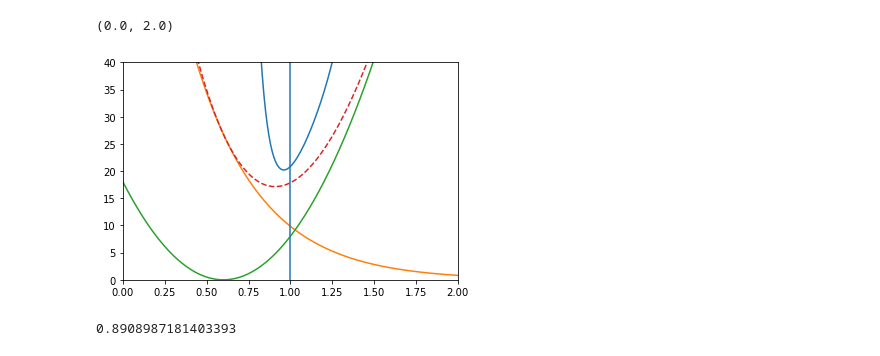
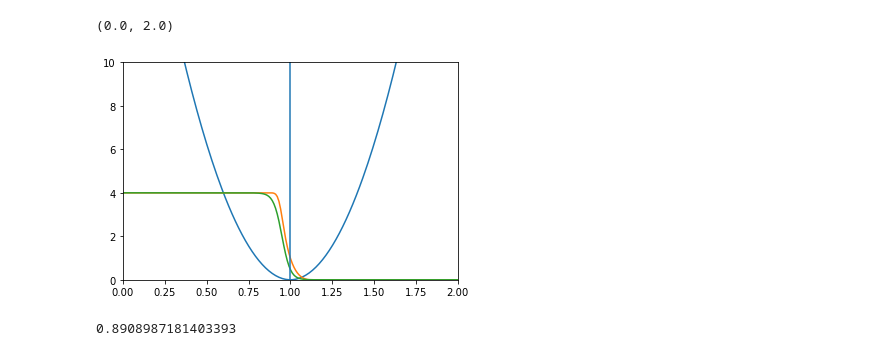
Before and after one commit to s-brahmachari/Active-noise-simulations, a Jupyter notebook: analysis_codes/compare_michrom.ipynb, the cells around one changed output. Saved outputs shown, nothing was run; the diff lists cells and outputs as text; code cells hidden in the pictures.

```diff
--- a/analysis_codes/compare_michrom.ipynb
+++ b/analysis_codes/compare_michrom.ipynb
@@ -4,35 +4,39 @@ import matplotlib.pyplot as plt
 # %%
 #FENE vs harmonic
 
 r=np.linspace(0.,5,500)
 r0=1.5
 kfb=30
 e=1
 s=1
 cut=2**(1/6)
 fene=- 0.5 * kfb * r0 * r0 * np.log(1-(r/r0)*(r/r0)) + (4 * e * ((s/r)**12 - (s/r)**6) + e) * np.heaviside(cut - r,0)
 Epsi=1
 Sig=1
 Ecut=4
 r_0=Sig*(((0.5*Ecut)/(4.0) - 0.25 +((0.5)**(2.0)))**(1.0/2.0) +0.5)**(-1.0/6.0)
 CutOff=2**(1./6)
 LJ=4.0 * Epsi * ((Sig/r)**12 - (Sig/r)**6) + Epsi
 sa_michrom= LJ* np.heaviside(r - r_0,0) * np.heaviside(CutOff - r,0) + np.heaviside(r_0 - r,0)* 0.5 * Ecut * (1.0 + np.tanh( (2.0 * LJ/Ecut) - 1.0 ))
 
+sa_michrom2= 0.5 * Ecut * (1.0 + np.tanh(1-20*(r-0.9) ))
+
 sa_exp=120 * np.exp(-2.5*r)
-harm_bond=0.5*100*(r-0.6)**2
+harm_bond=0.5*50*(r-1)**2
 r2=1.8
 h2=0.5*100*(r-r2)**4*np.heaviside(r2-r,0)
-plt.plot(r,fene)
-plt.plot(r,sa_exp)
+# plt.plot(r,fene)
+# plt.plot(r,sa_exp)
 plt.plot(r,harm_bond)
-plt.plot(r,harm_bond+sa_exp,'--')
+plt.plot(r, sa_michrom)
+plt.plot(r, sa_michrom2)
+# plt.plot(r,harm_bond+sa_exp,'--')
 plt.axvline(1)
-plt.ylim(0,40)
+plt.ylim(0,10)
 plt.xlim(0,2)
 # %% [output]
 (0.0, 2.0)
-[figure, old version]
+[figure, new version]
 # %%
 2**(-1/6.)
 # %% [output]
```
Also changed, not shown: 20 other files.
